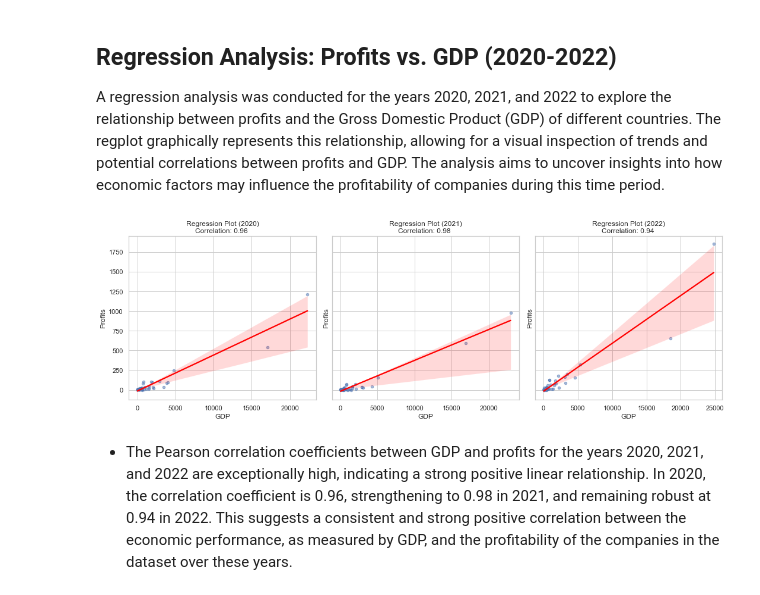
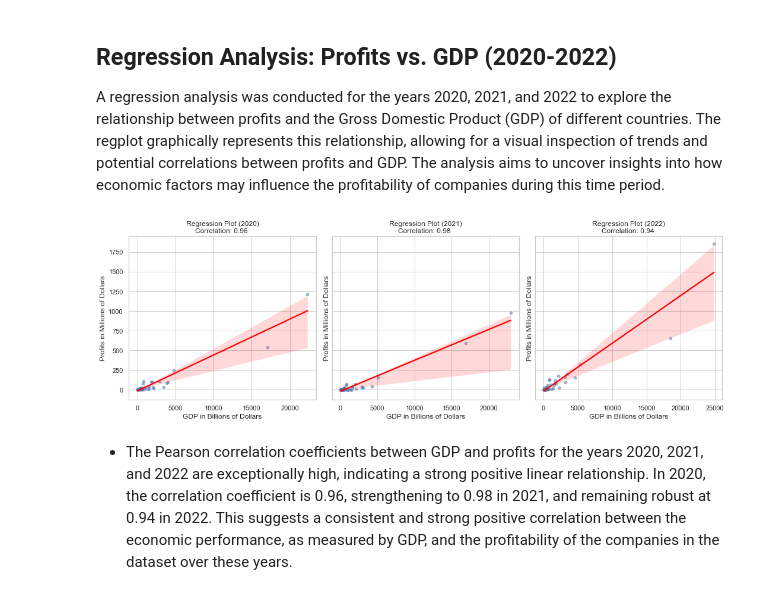
Before and after one commit to vikasreddy270/fortune-2000-companies-analysis, a Jupyter notebook: Fortune_2000_companies_2022_Analysis_.ipynb, the cells around one changed output. Cells and saved outputs as stored; diff of their text form; code cells hidden in the pictures.

```diff
--- a/Fortune_2000_companies_2022_Analysis_.ipynb
+++ b/Fortune_2000_companies_2022_Analysis_.ipynb
@@ -430,39 +438,0 @@ plt.show()
-# %%
-
-# Group by "Year" and "Industry" and count occurrences
-industry_counts_by_year = data.groupby(['Year', 'Industry']).size().unstack().fillna(0)
-
-# Get the total count of each industry across all years
-industry_total_counts = industry_counts_by_year.sum()
-
-# Create a dictionary to store rankings for each year
-it_software_rankings = {}
-
-# Loop through each year
-for year in industry_counts_by_year.index:
-    # Get the count of each industry for the current year
-    industry_counts = industry_counts_by_year.loc[year]
-
-    # Sort industries by count in descending order
-    sorted_industries = industry_counts.sort_values(ascending=False)
-
-    # Check the ranking of 'IT Software and Services' for the current year
-    it_software_ranking = sorted_industries.index.get_loc('IT Software & Services') + 1  # Adding 1 to make it 1-indexed
-
-    # Store the ranking in the dictionary
-    it_software_rankings[year] = it_software_ranking
-
-# Convert the dictionary to a DataFrame
-ranking_df = pd.DataFrame(list(it_software_rankings.items()), columns=['Year', 'Ranking'])
-
-# Sort the DataFrame by year
-ranking_df = ranking_df.sort_values(by='Year')
-
-# Plot the line graph
-plt.figure(figsize=(10, 6))
-plt.plot(ranking_df['Year'], ranking_df['Ranking'], marker='o', linestyle='-', color='b')
-plt.title("Ranking of 'IT Software and Services' Over the Years")
-plt.xlabel("Year")
-plt.ylabel("Ranking")
-plt.grid(True)
-plt.show()
@@ -731,33 +708,33 @@ A regression analysis was conducted for the years 2020, 2021, and 2022 to explor
 # %%
 
 selected_years = [year for year in range(2020, 2023)]
 
 # Create subplots
 fig, axes = plt.subplots(1, len(selected_years), figsize=(15, 5), sharey=True)
 
 # Iterate through each year
 for i, year in enumerate(selected_years):
     # Filter data for the current year
     year_data = profits_per_year[profits_per_year['Year'] == year]
 
     # Check if there are more than one data point for the current year
     if len(year_data) > 1:
         # Plot regplot
         sns.regplot(x='gdp', y='Profits', data=year_data, scatter_kws={'alpha': 0.5, 's': 20}, line_kws={'color': 'red'}, ax=axes[i])
 
         # Calculate correlation coefficient
         correlation_coefficient, p_value = pearsonr(year_data['gdp'], year_data['Profits'])
 
         # Set labels and title with correlation coefficient
-        axes[i].set_xlabel('GDP')
-        axes[i].set_ylabel('Profits')
+        axes[i].set_xlabel('GDP in Billions of Dollars')
+        axes[i].set_ylabel('Profits in Millions of Dollars')
         axes[i].set_title(f'Regression Plot ({year})\nCorrelation: {correlation_coefficient:.2f} ')
 
 # Adjust layout
 plt.tight_layout()
 plt.show()
 # %% [output]
-[figure, old version]
+[figure, new version]
 # %% [markdown]
 - The Pearson correlation coefficients between GDP and profits for the years 2020, 2021, and 2022 are exceptionally high, indicating a strong positive linear relationship. In 2020, the correlation coefficient is 0.96, strengthening to 0.98 in 2021, and remaining robust at 0.94 in 2022. This suggests a consistent and strong positive correlation between the economic performance, as measured by GDP, and the profitability of the companies in the dataset over these years.
 # %% [markdown]
```
Also changed, not shown: parts of 20 cells of this notebook.
